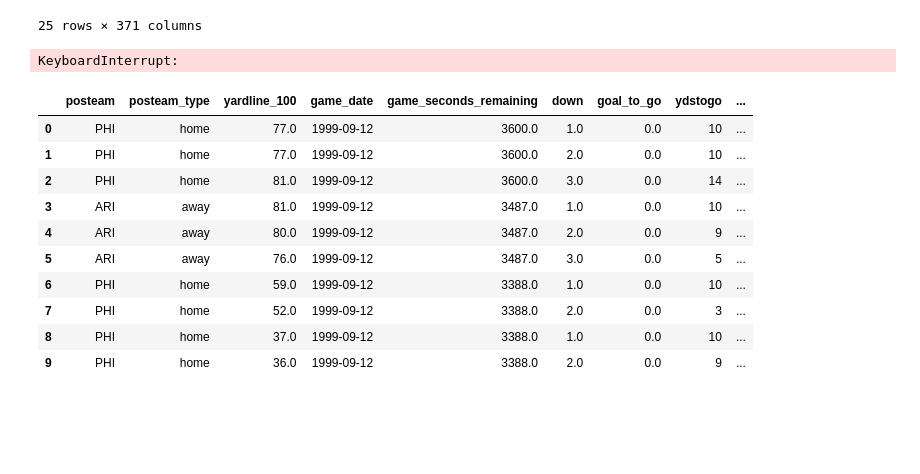
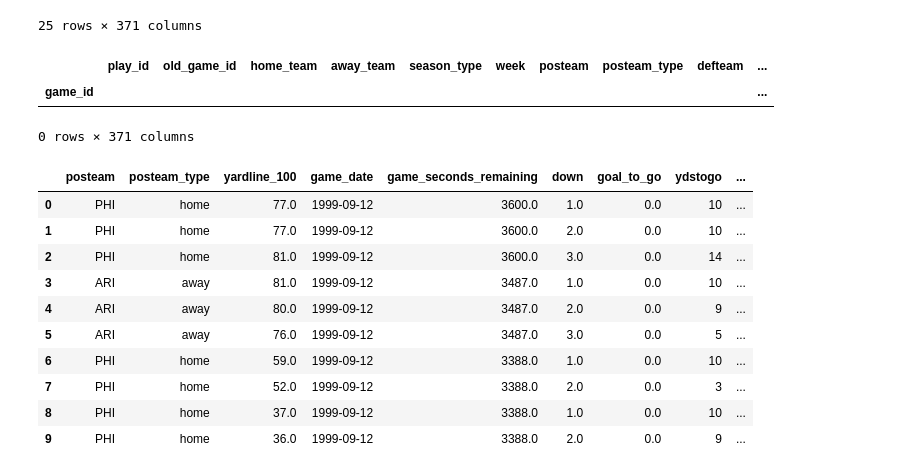
Before and after one commit to MatthiasBiermanns/NFL_play_prediction, a Jupyter notebook: mannheim_meerkats.ipynb, the cells around one changed output. Cells and saved outputs as stored; diff of their text form; code cells hidden in the pictures; blank space fills up the shorter version.

```diff
--- a/mannheim_meerkats.ipynb
+++ b/mannheim_meerkats.ipynb
@@ -157,9 +157,13 @@ def update_roof(row):
     return row['roof']
 
 # Apply the function to update 'roof'
-combined_df['roof'] = combined_df.apply(update_roof, axis=1)
+combined_df.loc[combined_df['roof'].isna(), 'roof'] = combined_df[combined_df['roof'].isna()].apply(update_roof, axis=1)
-# %% [output]
-KeyboardInterrupt:
+# %%
+display(combined_df[(combined_df['roof'].isna())].groupby('game_id').count())
+# %% [output]
+|  | play_id | old_game_id | home_team | away_team | season_type | week | posteam | posteam_type | defteam | ... |
+| game_id |  |  |  |  |  |  |  |  |  | ... |
+0 rows × 371 columns
 # %%
 drop_columns1 = [
     "play_id",
```
Also changed, not shown: parts of 7 cells of this notebook.
